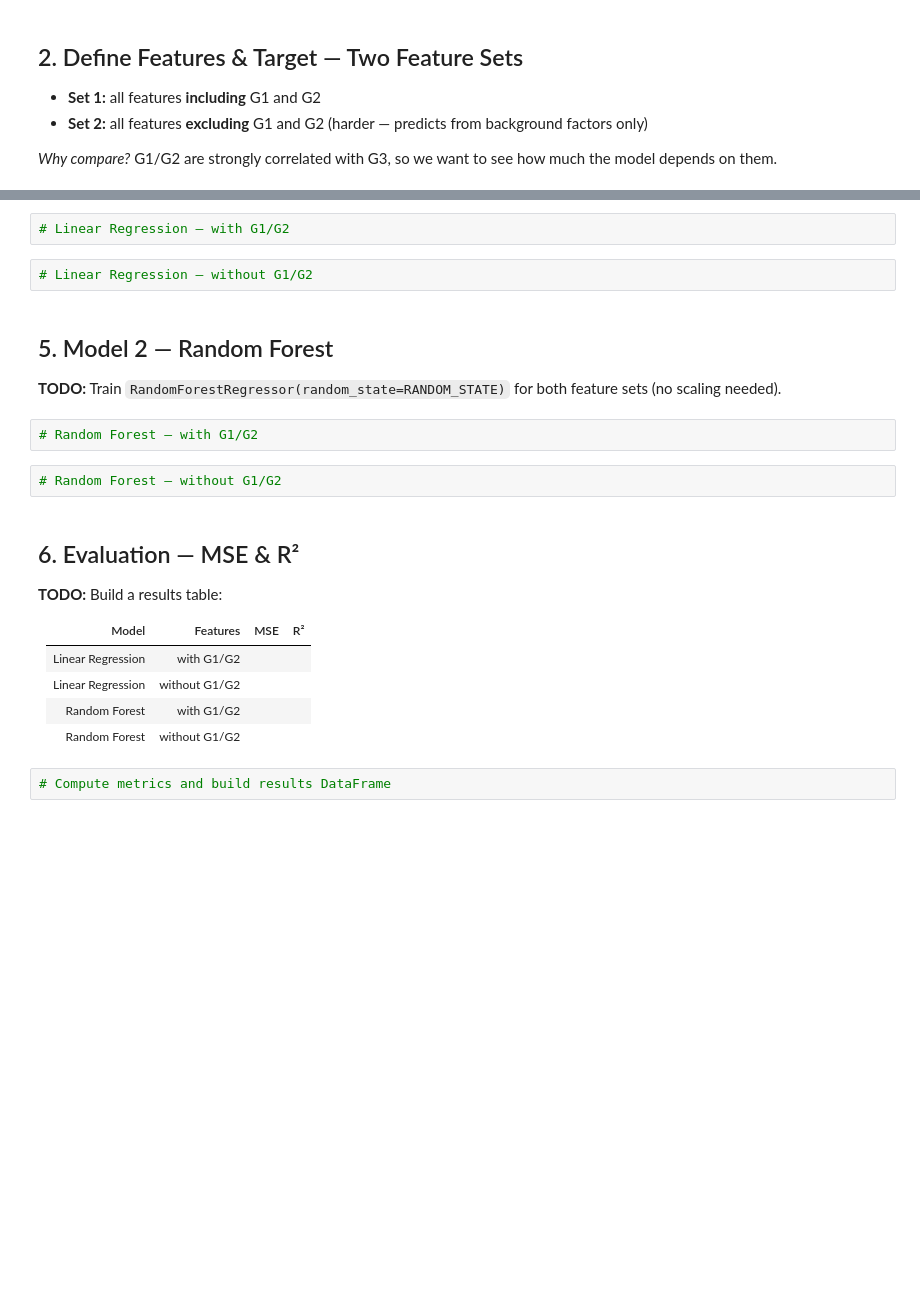
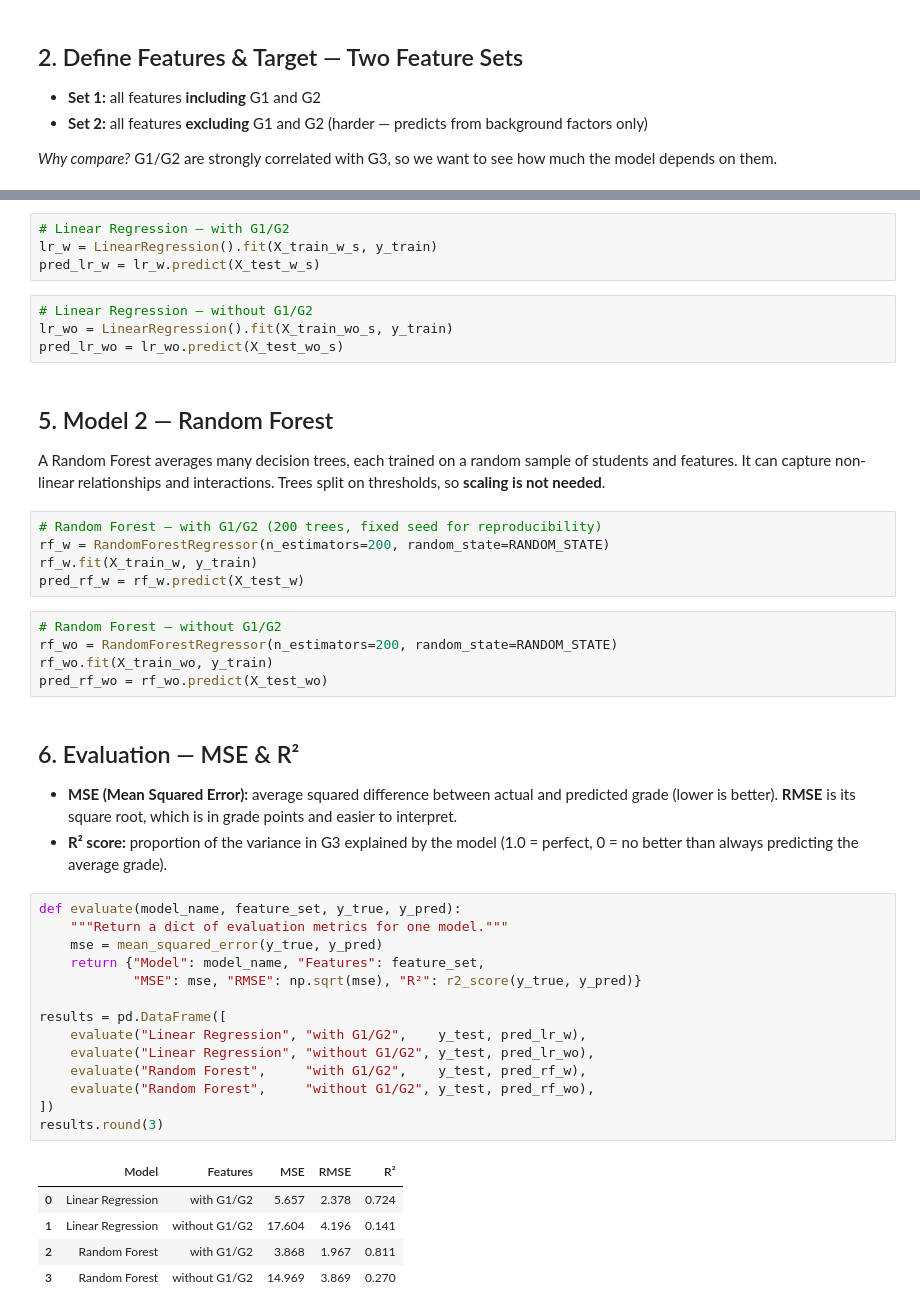
Before and after one commit to bidhankhadka11/student-performance, a Jupyter notebook: B_modeling_evaluation.ipynb, the cells around one changed output, grey strips where cells are left out. Drawn from its saved outputs; the diff is of its cells as text; blank space fills up the shorter version.

```diff
--- a/B_modeling_evaluation.ipynb
+++ b/B_modeling_evaluation.ipynb
@@ -52,24 +104,49 @@ _Why compare?_ G1/G2 are strongly correlated with G3, so we want to see how much
 # %%
 # Linear Regression — with G1/G2
+lr_w = LinearRegression().fit(X_train_w_s, y_train)
+pred_lr_w = lr_w.predict(X_test_w_s)
 # %%
 # Linear Regression — without G1/G2
+lr_wo = LinearRegression().fit(X_train_wo_s, y_train)
+pred_lr_wo = lr_wo.predict(X_test_wo_s)
 # %% [markdown]
 ## 5. Model 2 — Random Forest
-**TODO:** Train `RandomForestRegressor(random_state=RANDOM_STATE)` for both feature sets (no scaling needed).
+A Random Forest averages many decision trees, each trained on a random sample of students and features. It can
+capture non-linear relationships and interactions. Trees split on thresholds, so **scaling is not needed**.
 # %%
-# Random Forest — with G1/G2
+# Random Forest — with G1/G2 (200 trees, fixed seed for reproducibility)
+rf_w = RandomForestRegressor(n_estimators=200, random_state=RANDOM_STATE)
+rf_w.fit(X_train_w, y_train)
+pred_rf_w = rf_w.predict(X_test_w)
 # %%
 # Random Forest — without G1/G2
+rf_wo = RandomForestRegressor(n_estimators=200, random_state=RANDOM_STATE)
+rf_wo.fit(X_train_wo, y_train)
+pred_rf_wo = rf_wo.predict(X_test_wo)
 # %% [markdown]
 ## 6. Evaluation — MSE & R²
-**TODO:** Build a results table:
-
-| Model | Features | MSE | R² |
-|---|---|---|---|
-| Linear Regression | with G1/G2 | | |
-| Linear Regression | without G1/G2 | | |
-| Random Forest | with G1/G2 | | |
-| Random Forest | without G1/G2 | | |
+- **MSE (Mean Squared Error):** average squared difference between actual and predicted grade (lower is better).
+  **RMSE** is its square root, which is in grade points and easier to interpret.
+- **R² score:** proportion of the variance in G3 explained by the model (1.0 = perfect, 0 = no better than always
+  predicting the average grade).
 # %%
-# Compute metrics and build results DataFrame
+def evaluate(model_name, feature_set, y_true, y_pred):
+    """Return a dict of evaluation metrics for one model."""
+    mse = mean_squared_error(y_true, y_pred)
+    return {"Model": model_name, "Features": feature_set,
+            "MSE": mse, "RMSE": np.sqrt(mse), "R²": r2_score(y_true, y_pred)}
+
+results = pd.DataFrame([
+    evaluate("Linear Regression", "with G1/G2",    y_test, pred_lr_w),
+    evaluate("Linear Regression", "without G1/G2", y_test, pred_lr_wo),
+    evaluate("Random Forest",     "with G1/G2",    y_test, pred_rf_w),
+    evaluate("Random Forest",     "without G1/G2", y_test, pred_rf_wo),
+])
+results.round(3)
+# %% [output]
+|  | Model | Features | MSE | RMSE | R² |
+| 0 | Linear Regression | with G1/G2 | 5.657 | 2.378 | 0.724 |
+| 1 | Linear Regression | without G1/G2 | 17.604 | 4.196 | 0.141 |
+| 2 | Random Forest | with G1/G2 | 3.868 | 1.967 | 0.811 |
+| 3 | Random Forest | without G1/G2 | 14.969 | 3.869 | 0.270 |
 # %% [markdown]
```
Also changed, not shown: parts of 26 cells of this notebook, 4 other files.
